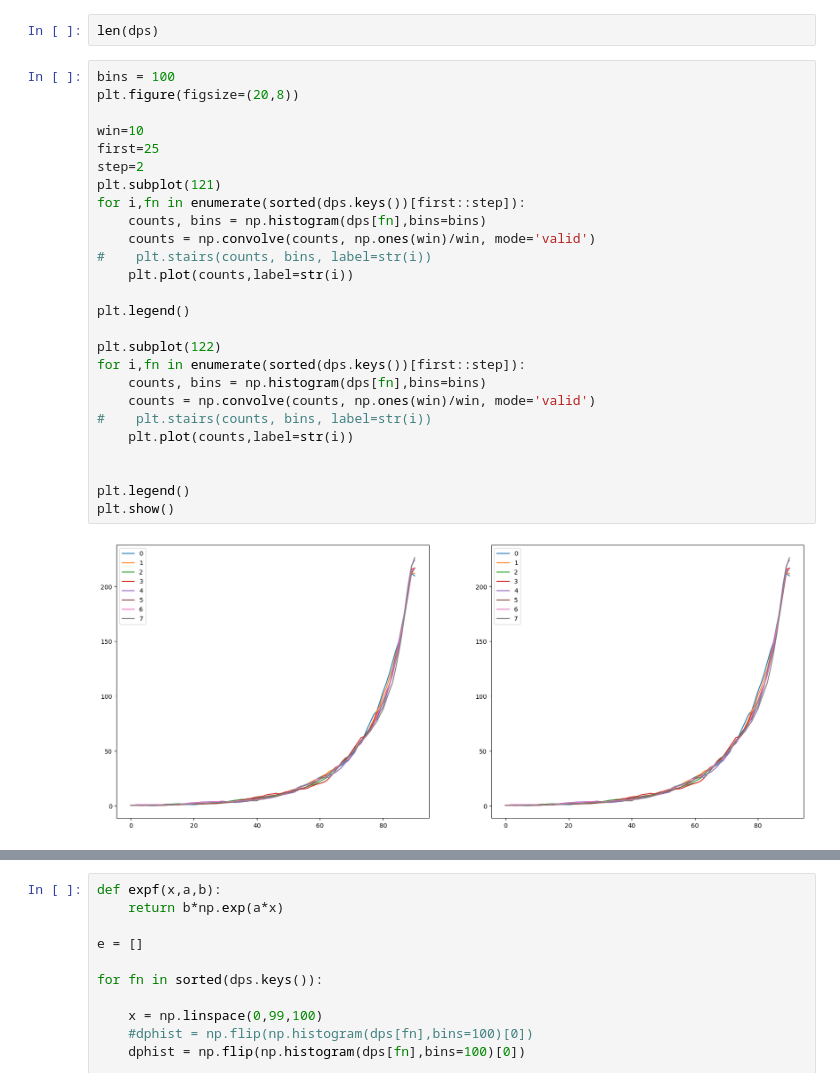
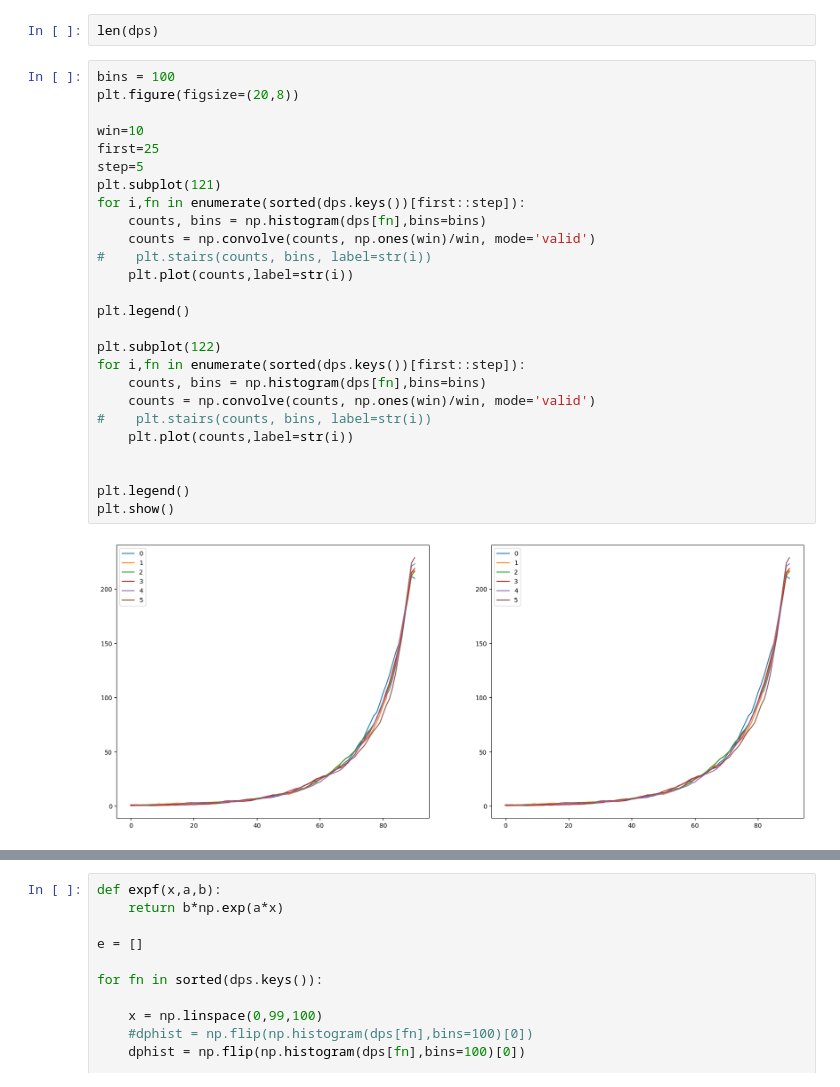
Before and after one commit to ljocha/rassp-public, a Jupyter notebook: validate-small.ipynb, the cells around one changed output, grey strips where cells are left out. Cells and saved outputs as stored; diff of their text form.

```diff
--- a/validate-small.ipynb
+++ b/validate-small.ipynb
@@ -149,29 +155,29 @@ len(dps)
 # %%
 bins = 100
 plt.figure(figsize=(20,8))
 
 win=10
 first=25
-step=2
+step=5
 plt.subplot(121)
 for i,fn in enumerate(sorted(dps.keys())[first::step]):
     counts, bins = np.histogram(dps[fn],bins=bins)
     counts = np.convolve(counts, np.ones(win)/win, mode='valid')
 #    plt.stairs(counts, bins, label=str(i))
     plt.plot(counts,label=str(i))
 
 plt.legend()
 
 plt.subplot(122)
 for i,fn in enumerate(sorted(dps.keys())[first::step]):
     counts, bins = np.histogram(dps[fn],bins=bins)
     counts = np.convolve(counts, np.ones(win)/win, mode='valid')
 #    plt.stairs(counts, bins, label=str(i))
     plt.plot(counts,label=str(i))
 
 
 plt.legend()
 plt.show()
 # %% [output]
-[figure, old version]
+[figure, new version]
 # %%
```
Also changed, not shown: parts of 7 cells of this notebook.
